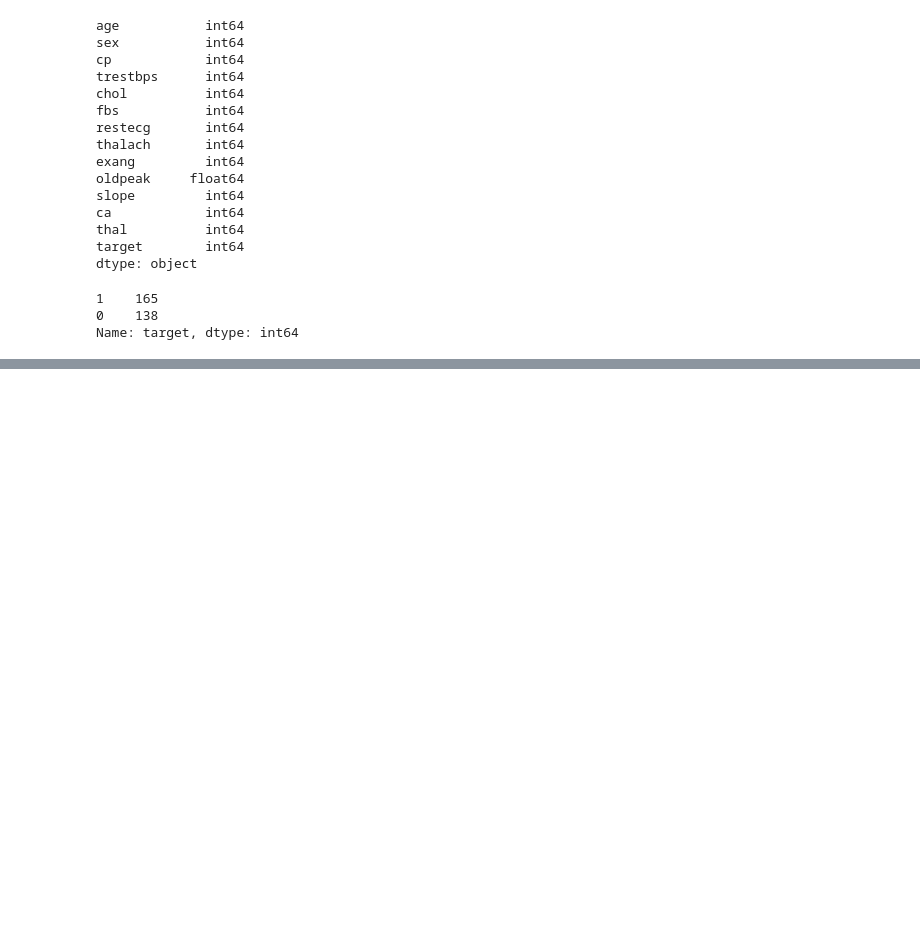
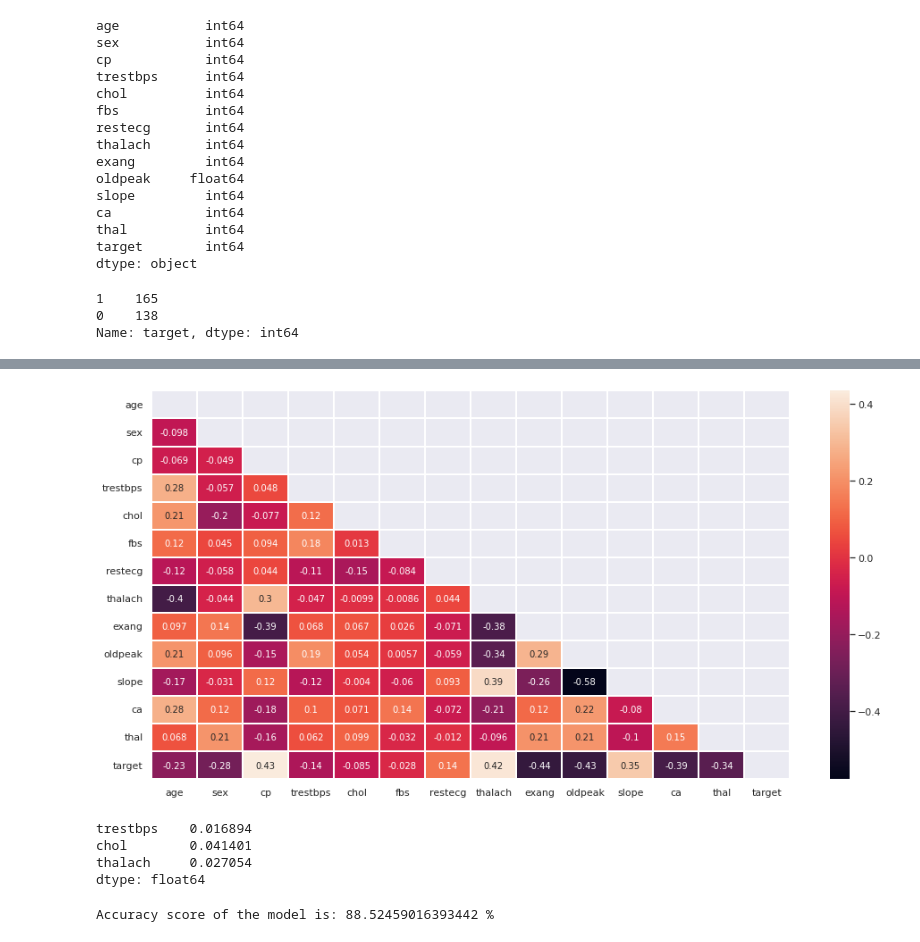
Before and after one commit to arecoluiz/Class_Pycaret, a Jupyter notebook: Cópia_de_Assingment_18_rev1.ipynb, the cells around one changed output, grey strips where cells are left out. Drawn from its saved outputs; the diff is of its cells as text; code cells hidden in the pictures; blank space fills up the shorter version.

```diff
--- a/Cópia_de_Assingment_18_rev1.ipynb
+++ b/Cópia_de_Assingment_18_rev1.ipynb
@@ -188,0 +143,23 @@ plot_model(tuned_best_model, plot = 'confusion_matrix')
+# %%
+# Matriz de Correlação
+plt.figure(figsize = (16, 8))
+
+corr = df.corr()
+mask = np.triu(np.ones_like(corr, dtype = bool))
+sns.heatmap(corr, mask = mask, annot = True, fmt = '.2g', linewidths = 1)
+plt.show()
+# %% [output]
+[figure, added]
+# %%
+#' Normalização de Variáveis
+
+df['trestbps']=np.log(df['trestbps'])
+df['chol']=np.log(df['chol'])
+df['thalach']=np.log(df['thalach'])
+
+np.var(df[["trestbps",'chol','thalach']])
+# %% [output]
+trestbps    0.016894
+chol        0.041401
+thalach     0.027054
+dtype: float64
@@ -188,0 +174,13 @@ plot_model(tuned_best_model, plot = 'confusion_matrix')
+# %%
+accuracias={}
+
+lr = LogisticRegression(penalty='l2')
+lr.fit(x_train,y_train)
+
+y_pred = lr.predict(x_test)
+
+acc=accuracy_score(y_test,y_pred)
+accuracias['Logistic Regression']=acc*100
+print("Accuracy score of the model is:",accuracy_score(y_test,y_pred)*100,"%")
+# %% [output]
+Accuracy score of the model is: 88.52459016393442 %
```
Also changed, not shown: parts of 20 cells of this notebook.
